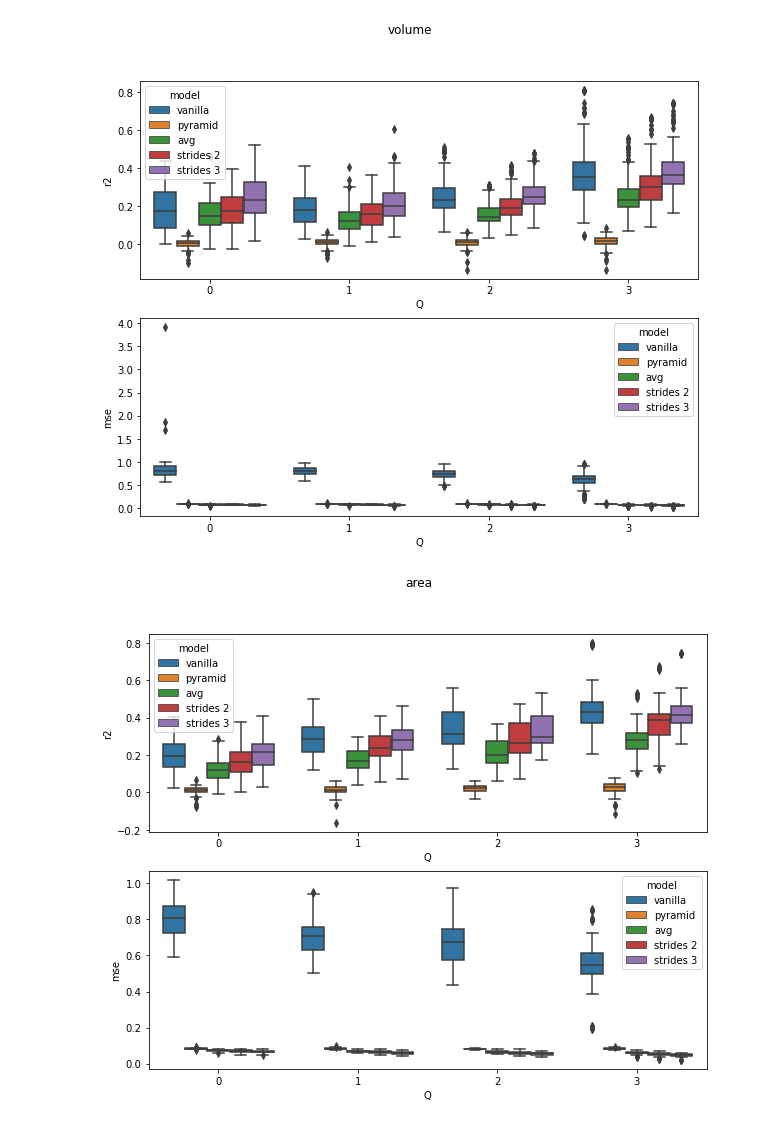
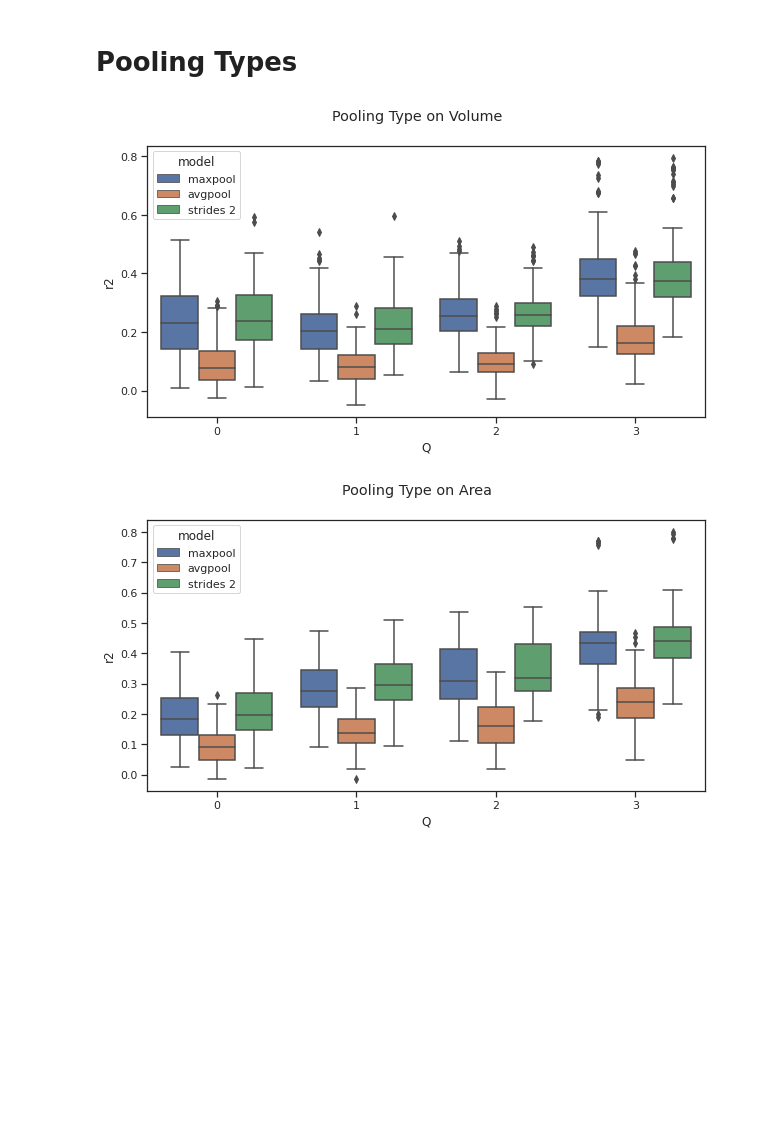
Before and after one commit to bramantyois/brain_idp_cnn, a Jupyter notebook: results/scratches.ipynb, the cells around one changed output. Drawn from its saved outputs; the diff is of its cells as text; code cells hidden in the pictures; blank space fills up the shorter version.

Commit message:
quantile normal and plotting

```diff
--- a/results/scratches.ipynb
+++ b/results/scratches.ipynb
@@ -60,12 +84,12 @@ def get_grouped_desc(desc_file, multi_r2, multi_mse, name='result', write_result
 # %%
 desc_file = '../csv/idps_desc.csv'
 # %%
-multi_r2 = 'sfcn_pyramid_avg_plat_test_multi_r2.csv'
-multi_mse = 'sfcn_pyramid_avg_plat_test_multi_mse.csv'
+multi_r2 = 'sfcn_pyramid_avg_nodrop_test_multi_r2.csv'
+multi_mse = 'sfcn_pyramid_avg_nodrop_test_multi_mse.csv'
 sfcn_pyr_avg = get_grouped_desc(desc_file, multi_r2, multi_mse)
 # %%
-multi_r2 = 'sfcn_pyramid_test_multi_r2.csv'
-multi_mse = 'sfcn_pyramid_test_multi_mse.csv'
+multi_r2 = 'sfcn_pyramid_nodrop_test_multi_r2.csv'
+multi_mse = 'sfcn_pyramid_nodrop_test_multi_mse.csv'
 sfcn_pyr = get_grouped_desc(desc_file, multi_r2, multi_mse)
 # %%
 multi_r2 = 'sfcn_vanilla_test_multi_r2.csv'
@@ -74,28 +98,8 @@ sfcn_vanilla = get_grouped_desc(desc_file, multi_r2, multi_mse)
 # %%
 multi_r2 = 'sfcn_pyramid_nopool_v2_test_multi_r2.csv'
 multi_mse = 'sfcn_pyramid_nopool_v2_test_multi_mse.csv'
-sfcn_nopool = get_grouped_desc(desc_file, multi_r2, multi_mse)
+sfcn_strides = get_grouped_desc(desc_file, multi_r2, multi_mse)
 # %%
 multi_r2 = 'sfcn_pyramid_nopool_test_multi_r2.csv'
 multi_mse = 'sfcn_pyramid_nopool_test_multi_mse.csv'
 sfcn_nopool2 = get_grouped_desc(desc_file, multi_r2, multi_mse)
-# %%
-def boxplot(result_list, names, q_num=4, group='volume'):
-    q = list()
-    for i in range(len(result_list)):
-        df = get_quantile(result_list[i][group], q_num=q_num)
-        df['model'] = names[i]
-        q.append(df[['r2', 'mse', 'Q', 'model']].reset_index(drop=True))
-
-    ret = q[0]
-    for i in range(1, len(q)):
-        ret = pd.concat([ret, q[i]], axis=0)
-
-    fig, ax = plt.subplots(ncols=1, nrows=2)
-
-    sns.boxplot(data=ret, x='Q', y='r2', hue='model', ax=ax[0])
-    sns.boxplot(data=ret, x='Q', y='mse', hue='model', ax=ax[1])
-
-    fig.set_size_inches(10,8)
-    fig.suptitle(group)
-    return ret
@@ -104,4 +105,0 @@ sfcn_vanilla = get_grouped_desc_2('sfcn_alex.csv')
-# %%
-a = boxplot([sfcn_vanilla, sfcn_pyr, sfcn_pyr_avg, sfcn_nopool, sfcn_nopool2], ['vanilla', 'pyramid' ,'avg', 'strides 2', 'strides 3'])
-# %% [output]
-[figure, removed]
@@ -108,5 +114,11 @@ a = boxplot([sfcn_vanilla, sfcn_pyr, sfcn_pyr_avg, sfcn_nopool, sfcn_nopool2], [
+# %% [markdown]
+# Pooling Types
+# %%
+a = boxplot([ sfcn_pyr, sfcn_pyr_avg, sfcn_strides], [ 'maxpool' ,'avgpool', 'strides 2'], title='Pooling Type on Volume')
+# %% [output]
+[figure, added]
 # %%
-a = boxplot([sfcn_vanilla, sfcn_pyr, sfcn_pyr_avg, sfcn_nopool, sfcn_nopool2], ['vanilla', 'pyramid' ,'avg', 'strides 2', 'strides 3'], group='area')
+a = boxplot([sfcn_pyr, sfcn_pyr_avg, sfcn_strides], ['maxpool' ,'avgpool', 'strides 2'], group = 'area', title='Pooling Type on Area')
 # %% [output]
-[figure, old version]
+[figure, new version]
 # %%
```
Also changed, not shown: parts of 20 cells of this notebook, 13 other files.
